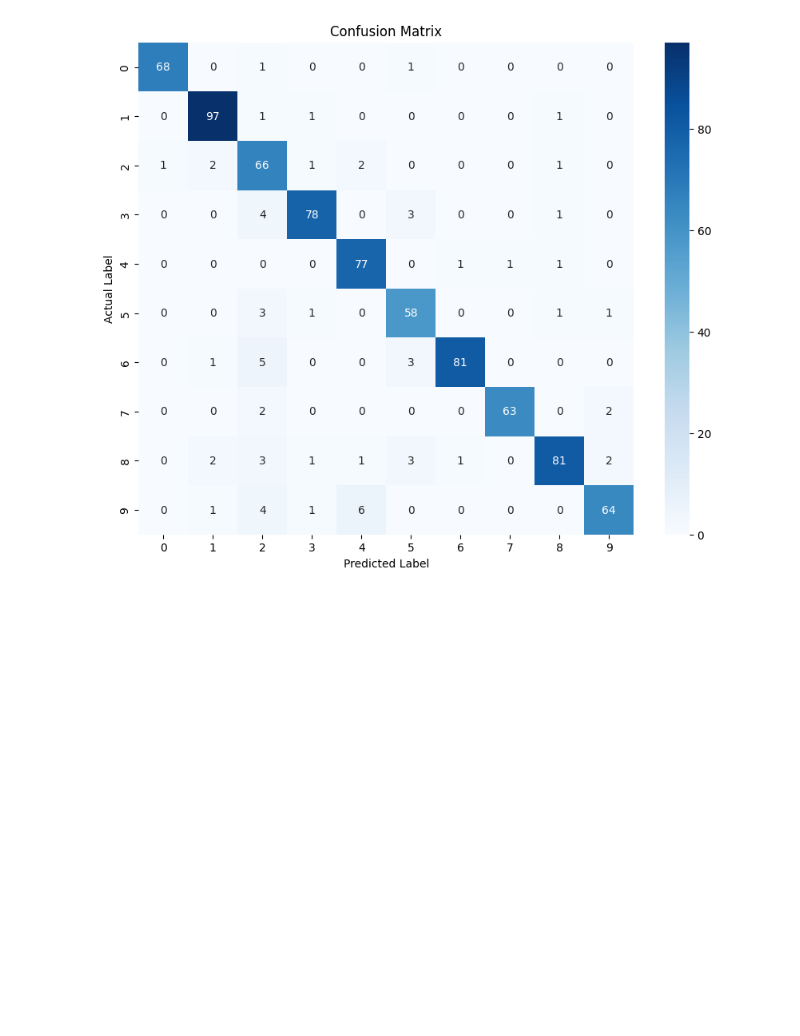
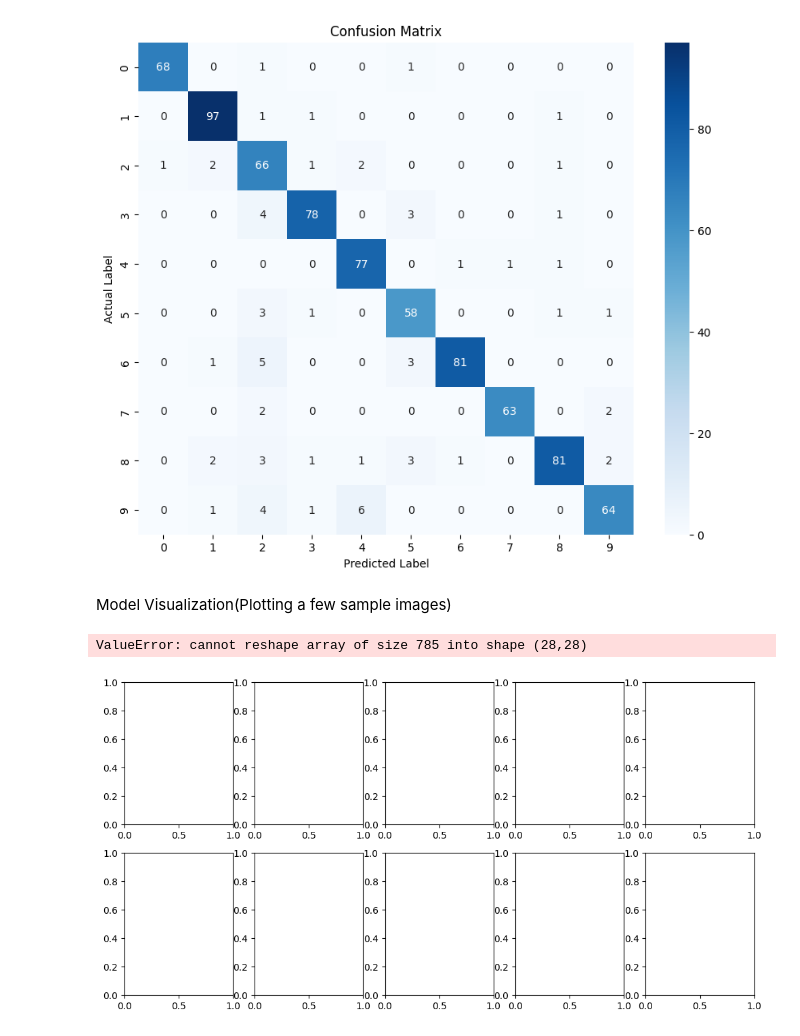
Before and after one commit to Phionanamugga/svc_ml_model, a Jupyter notebook: svc_model.ipynb, the cells around one changed output. Cells and saved outputs as stored; diff of their text form; code cells hidden in the pictures; blank space fills up the shorter version.

Commit message:
carries out model evaluation[Delivers#188863571]

```diff
--- a/svc_model.ipynb
+++ b/svc_model.ipynb
@@ -96,3 +96,17 @@ plt.xlabel('Predicted Label')
 plt.show()
 # %% [output]
 [figure]
+# %% [markdown]
+Model Visualization(Plotting a few sample images)
+# %%
+fig, axes = plt.subplots(2, 5, figsize=(12, 6))
+for i, ax in enumerate(axes.flatten()):
+    image = X_test[i].reshape(28, 28)  # Reshape to 28x28 for display
+    ax.imshow(image, cmap='gray')
+    ax.set_title(f"True: {y_test.iloc[i]}, Pred: {y_pred[i]}")
+    ax.axis('off')
+plt.tight_layout()
+plt.show()
+# %% [output]
+ValueError: cannot reshape array of size 785 into shape (28,28)
+[figure, added]
```
